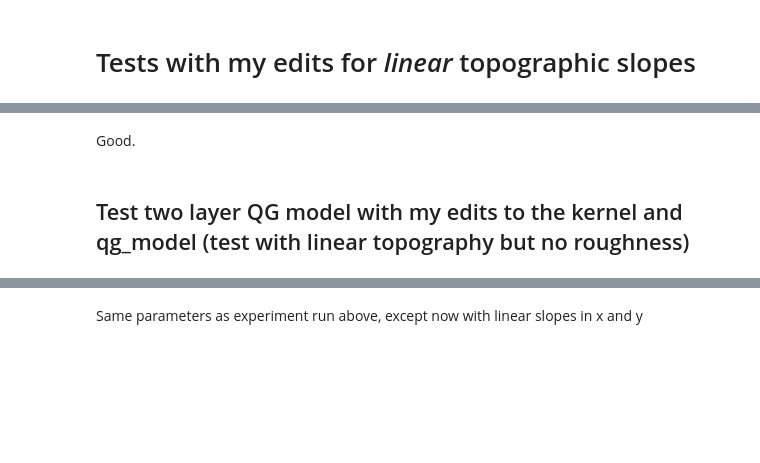
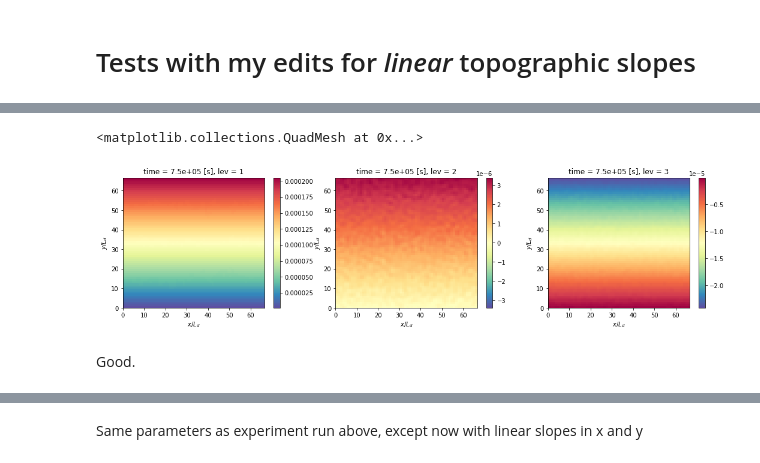
Before and after one commit to mpudig/pyqg, a Jupyter notebook: expts_pudig/layered_model_test.ipynb, the cells around one changed output, grey strips where cells are left out. Drawn from its saved outputs; the diff is of its cells as text; code cells hidden in the pictures; blank space fills up the shorter version.

Commit message:
Tested changes to layered_model to accept linear and rough topography.

```diff
--- a/expts_pudig/layered_model_test.ipynb
+++ b/expts_pudig/layered_model_test.ipynb
@@ -133,4 +111,28 @@ plt.gca().invert_yaxis()
+# %%
+ds = m.to_dataset()
+ds
+
+PV = ds.q + ds.Qy * ds.y
+
+for i in range(3):
+    PV.isel(lev=i) == PV.isel(lev=i) + m.Qx[i] * ds.x
+
+PV['x'] = ds.x/ds.attrs['pyqg:rd']; PV.x.attrs = {'long_name': r'$x/L_d$'}
+PV['y'] = ds.y/ds.attrs['pyqg:rd']; PV.y.attrs = {'long_name': r'$y/L_d$'}
+
+
+plt.figure(figsize=(18,4))
+
+plt.subplot(131)
+PV.sel(lev=1).plot(cmap='Spectral_r')
+
+plt.subplot(132)
+PV.sel(lev=2).plot(cmap='Spectral_r')
+
+plt.subplot(133)
+PV.sel(lev=3).plot(cmap='Spectral_r')
+# %% [output]
+<matplotlib.collections.QuadMesh at 0x...>
+[figure, added]
 # %% [markdown]
 Good.
-# %% [markdown]
-## Test two layer QG model with my edits to the kernel and qg_model (test with linear topography but no roughness)
```
Also changed, not shown: parts of 15 cells of this notebook, 2 other files.
